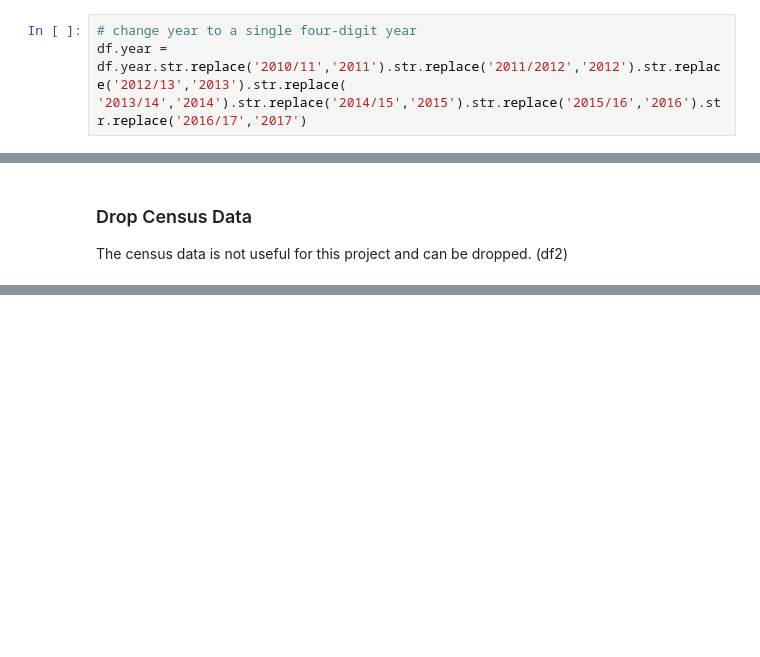
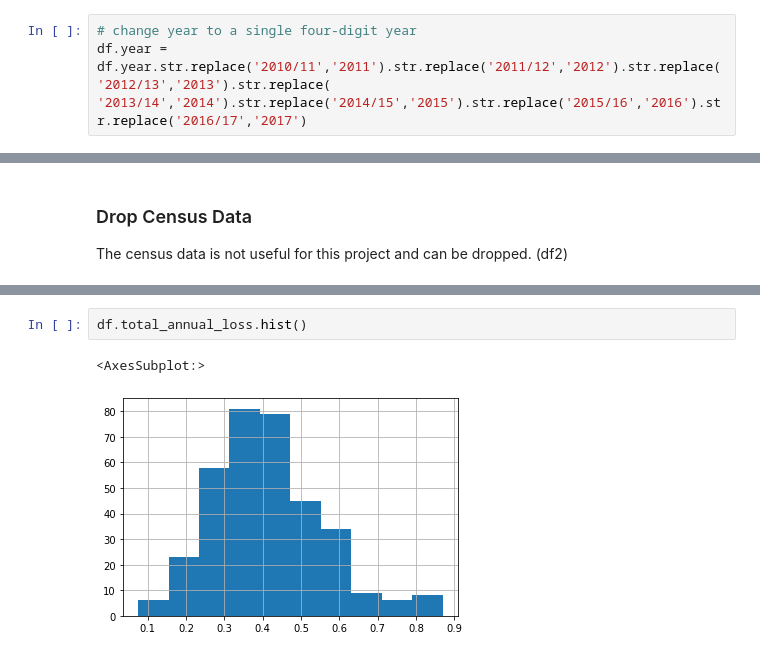
Before and after one commit to Honey-Bee-Roundup-Capstone/dash-repo, a Jupyter notebook: acquisition.ipynb, the cells around one changed output, grey strips where cells are left out. Saved outputs shown, nothing was run; the diff lists cells and outputs as text; blank space fills up the shorter version.

```diff
--- a/acquisition.ipynb
+++ b/acquisition.ipynb
@@ -61,7 +61,7 @@ df
 365 rows × 8 columns
 # %%
 # change year to a single four-digit year
-df.year = df.year.str.replace('2010/11','2011').str.replace('2011/2012','2012').str.replace('2012/13','2013').str.replace(
+df.year = df.year.str.replace('2010/11','2011').str.replace('2011/12','2012').str.replace('2012/13','2013').str.replace(
 '2013/14','2014').str.replace('2014/15','2015').str.replace('2015/16','2016').str.replace('2016/17','2017')
 # %%
 df
@@ -670,0 +971,5 @@ The census data is not useful for this project and can be dropped. (df2)
+# %%
+df.total_annual_loss.hist()
+# %% [output]
+<AxesSubplot:>
+[figure, added]
```
Also changed, not shown: parts of 58 cells of this notebook.
